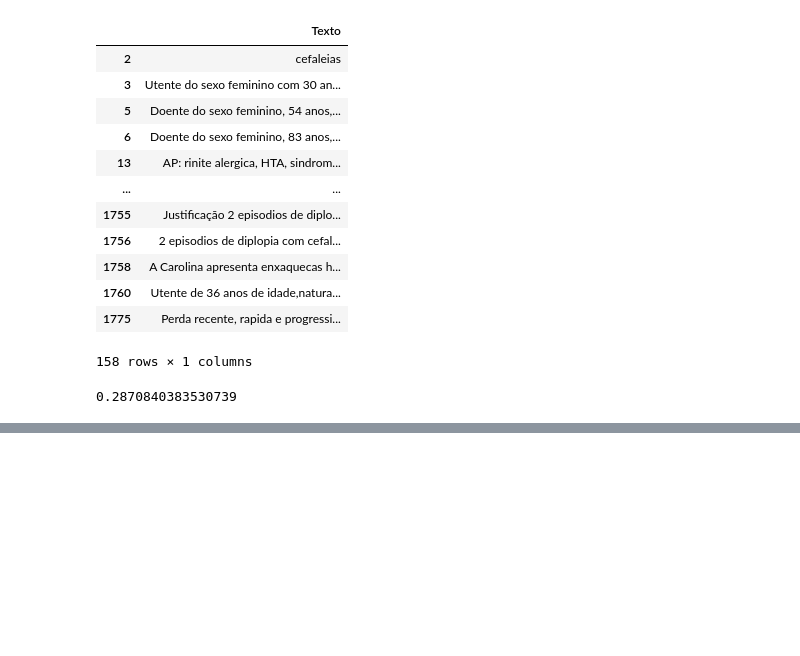
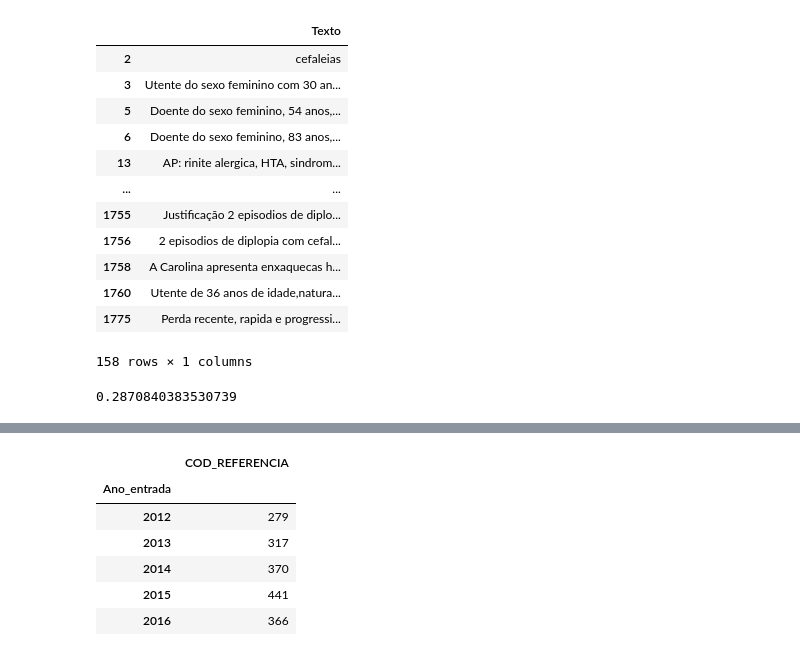
Before and after one commit to Data-Science-Knowledge-Center-Nova-SBE/PBL-HGO, a Jupyter notebook: gabrabib.ipynb, the cells around one changed output, grey strips where cells are left out. Drawn from its saved outputs; the diff is of its cells as text; code cells hidden in the pictures; blank space fills up the shorter version.

```diff
--- a/gabrabib.ipynb
+++ b/gabrabib.ipynb
@@ -159,0 +170,10 @@ cefaleia
+# %%
+alertP1_text.groupby('Ano_entrada')[['COD_REFERENCIA']].count()
+# %% [output]
+|  | COD_REFERENCIA |
+| Ano_entrada |  |
+| 2012 | 279 |
+| 2013 | 317 |
+| 2014 | 370 |
+| 2015 | 441 |
+| 2016 | 366 |
```
Also changed, not shown: parts of 2 cells of this notebook.
